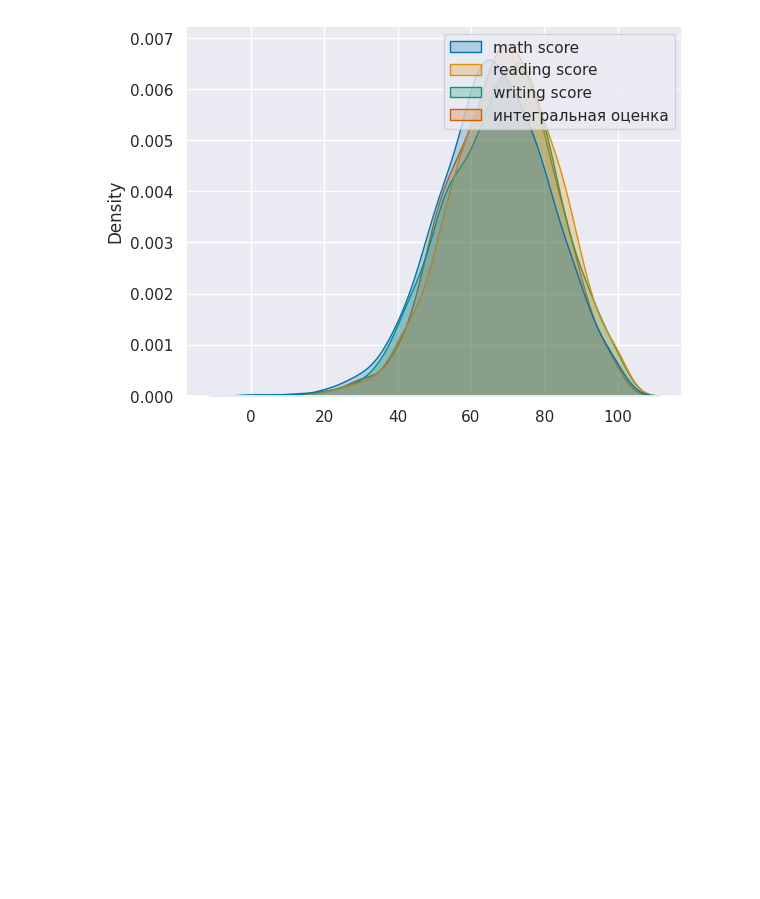
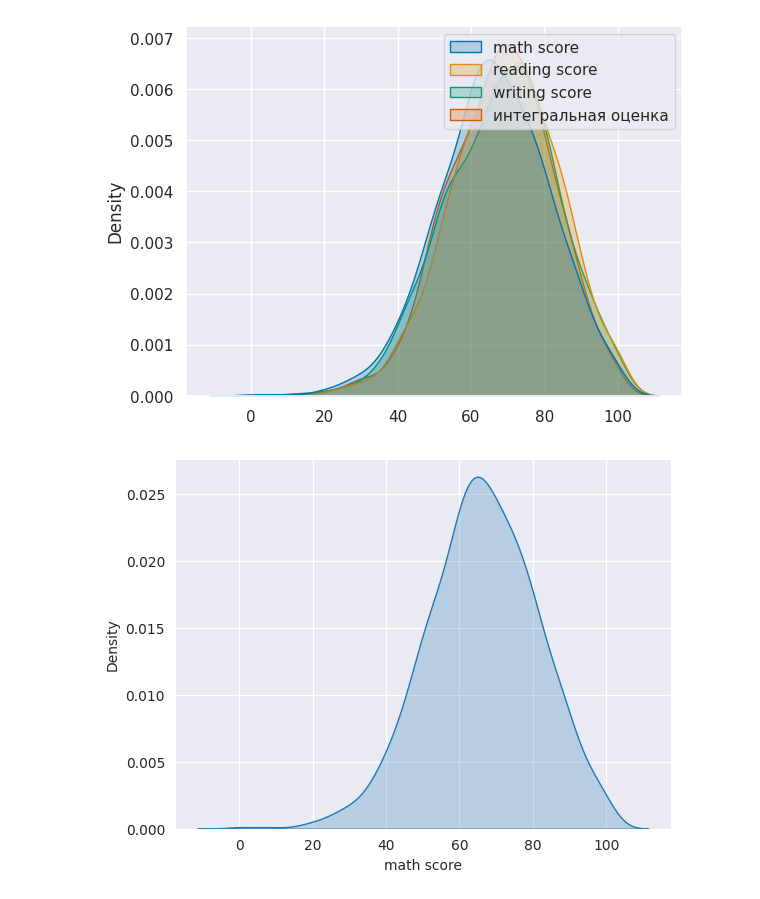
Before and after one commit to 1mmo/data-analysis-handbook, a Jupyter notebook: handbook/Working with data/exploratory_analysis.ipynb, the cells around one changed output. Drawn from its saved outputs; the diff is of its cells as text; code cells hidden in the pictures; blank space fills up the shorter version.

```diff
--- a/handbook/Working with data/exploratory_analysis.ipynb
+++ b/handbook/Working with data/exploratory_analysis.ipynb
@@ -320,3 +333,9 @@ sns.kdeplot(data=kde_data,shade=True, palette='colorblind')
 plt.show()
 # %% [output]
 [figure]
+# %%
+sns.set_style("darkgrid")
+sns.kdeplot(data=data['math score'],shade=True, palette='colorblind')
+plt.show()
+# %% [output]
+[figure, added]
```
Also changed, not shown: parts of 3 cells of this notebook.
